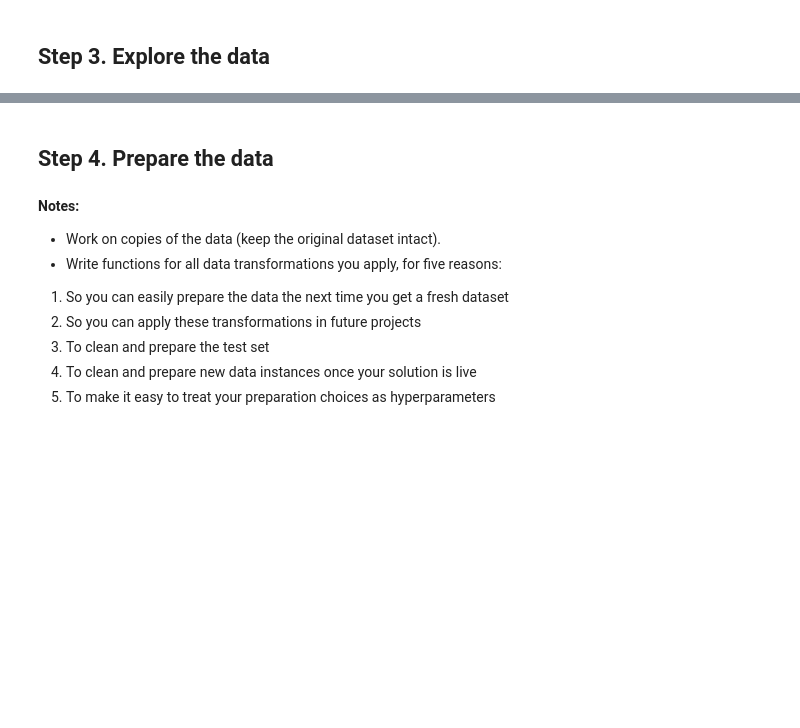
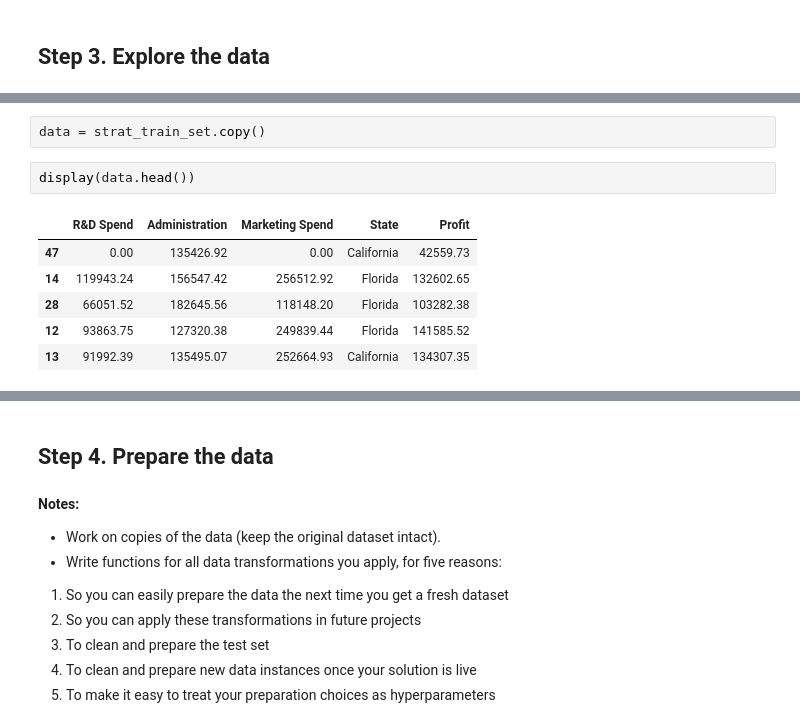
Before and after one commit to zealand-cs/50-startups, a Jupyter notebook: 50-startups.ipynb, the cells around one changed output, grey strips where cells are left out. Saved outputs shown, nothing was run; the diff lists cells and outputs as text; blank space fills up the shorter version.

```diff
--- a/50-startups.ipynb
+++ b/50-startups.ipynb
@@ -284,0 +279,11 @@ However, you may document any suggestions for extra data features – e.g. in yo
+# %%
+data = strat_train_set.copy()
+# %%
+display(data.head())
+# %% [output]
+|  | R&D Spend | Administration | Marketing Spend | State | Profit |
+| 47 | 0.00 | 135426.92 | 0.00 | California | 42559.73 |
+| 14 | 119943.24 | 156547.42 | 256512.92 | Florida | 132602.65 |
+| 28 | 66051.52 | 182645.56 | 118148.20 | Florida | 103282.38 |
+| 12 | 93863.75 | 127320.38 | 249839.44 | Florida | 141585.52 |
+| 13 | 91992.39 | 135495.07 | 252664.93 | California | 134307.35 |
```
Also changed, not shown: parts of 7 cells of this notebook.
